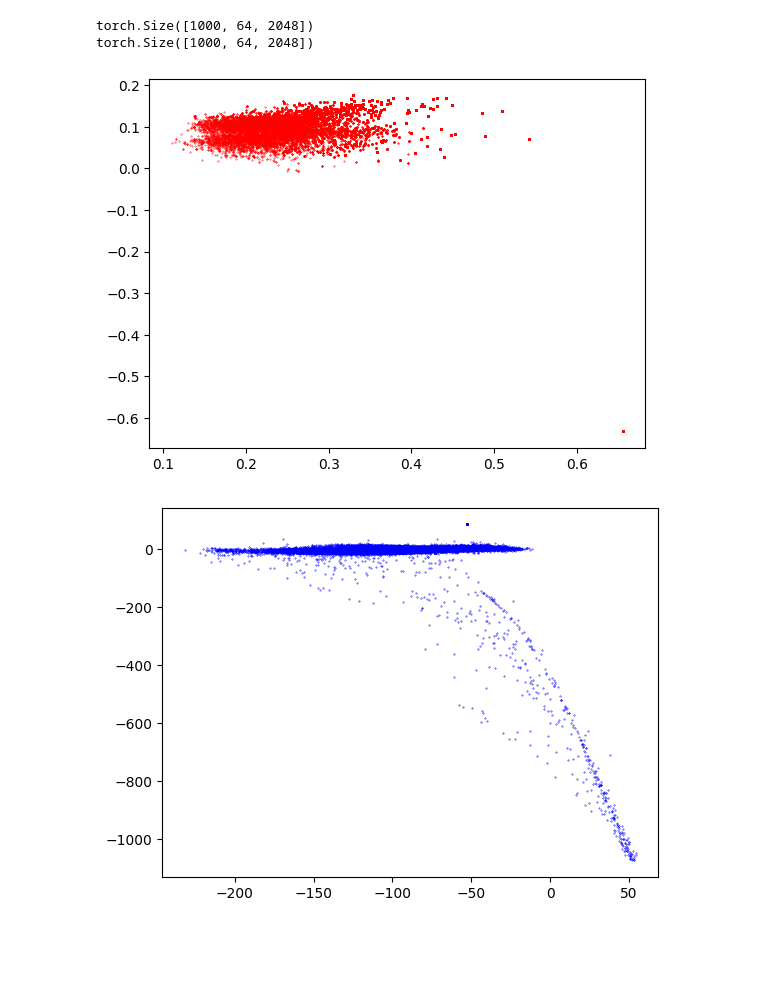
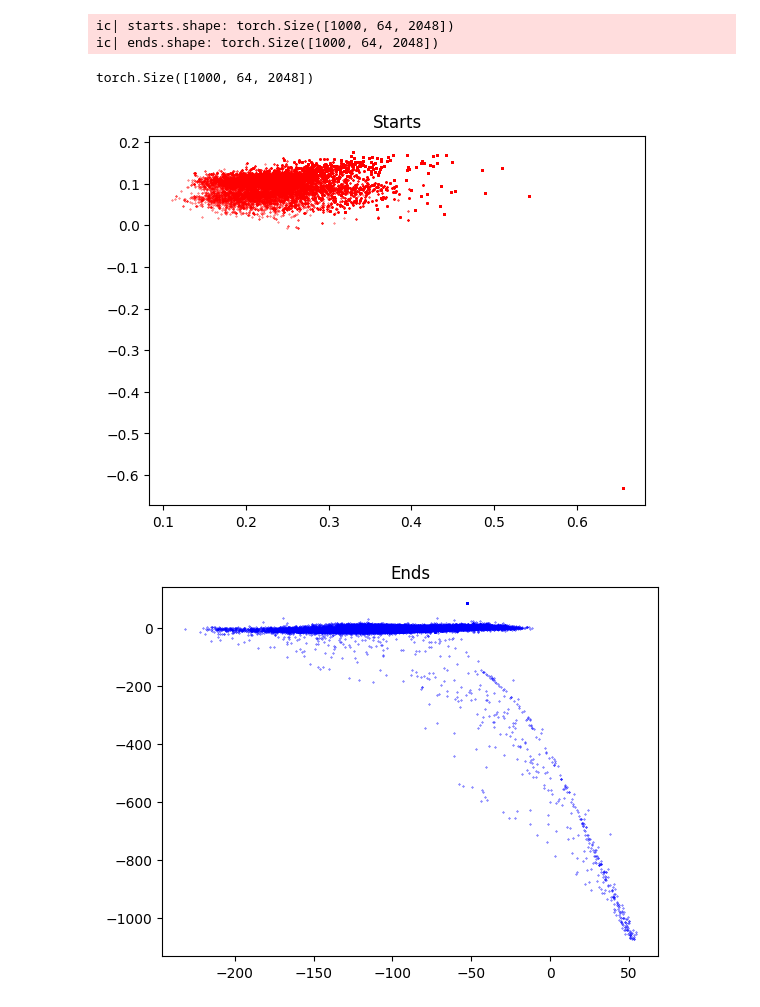
Before and after one commit to rcpaffenroth/iterativennsimple_extension, a Jupyter notebook: huggingface_surgery/notebooks/05-rcp-train-on-paths.ipynb, the cells around one changed output. Saved outputs shown, nothing was run; the diff lists cells and outputs as text; code cells hidden in the pictures; blank space fills up the shorter version.

```diff
--- a/huggingface_surgery/notebooks/05-rcp-train-on-paths.ipynb
+++ b/huggingface_surgery/notebooks/05-rcp-train-on-paths.ipynb
@@ -28,23 +38,29 @@ def read_data():
     return starts, ends
 
 starts, ends = read_data()
-# %%
-print(starts.shape)
-print(ends.shape)
-# %% [output]
-torch.Size([1000, 64, 2048])
-torch.Size([1000, 64, 2048])
+# %%
+# 1000 paths, each living in 2048 dimensions, and having 64 steps
+ic(starts.shape)
+ic(ends.shape)
+# %% [output]
+ic| starts.shape: torch.Size([1000, 64, 2048])
+ic| ends.shape: torch.Size([1000, 64, 2048])
+torch.Size([1000, 64, 2048])
 # %%
-def project_data(X):
-    X = X.reshape(-1, 2048)
+# Project the data using PCA
+def project_data(X, n_components=2):
+    X = X.reshape(-1, X.shape[-1])
     _, _, V = torch.svd(X)
-    X = torch.matmul(X, V[:, :2])
+    X = torch.matmul(X, V[:, :n_components])
     return X
 
-plt.scatter(*project_data(starts).detach().cpu().T, s=0.1,c='r')
+plt.title("Starts")
+plt.scatter(*project_data(starts, n_components=2).detach().cpu().T, s=0.1,c='r')
 plt.show()
-plt.scatter(*project_data(ends).detach().cpu().T, s=0.1,c='b')
+
+plt.title("Ends")
+plt.scatter(*project_data(ends, n_components=2).detach().cpu().T, s=0.1,c='b')
 plt.show()
 # %% [output]
-[figure, old version]
+[figure, new version]
-[figure, old version]
+[figure, new version]
```
Also changed, not shown: parts of 6 cells of this notebook, 2 other files.
